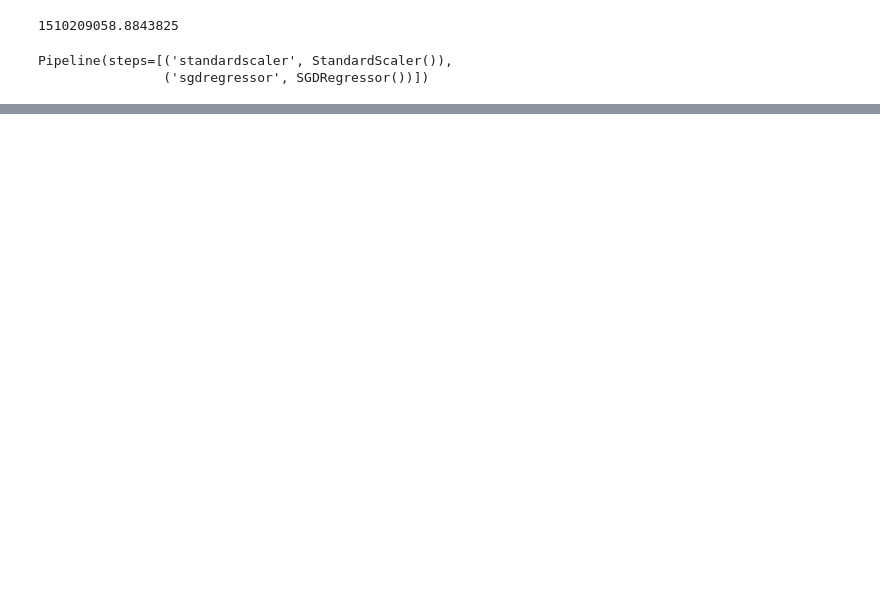
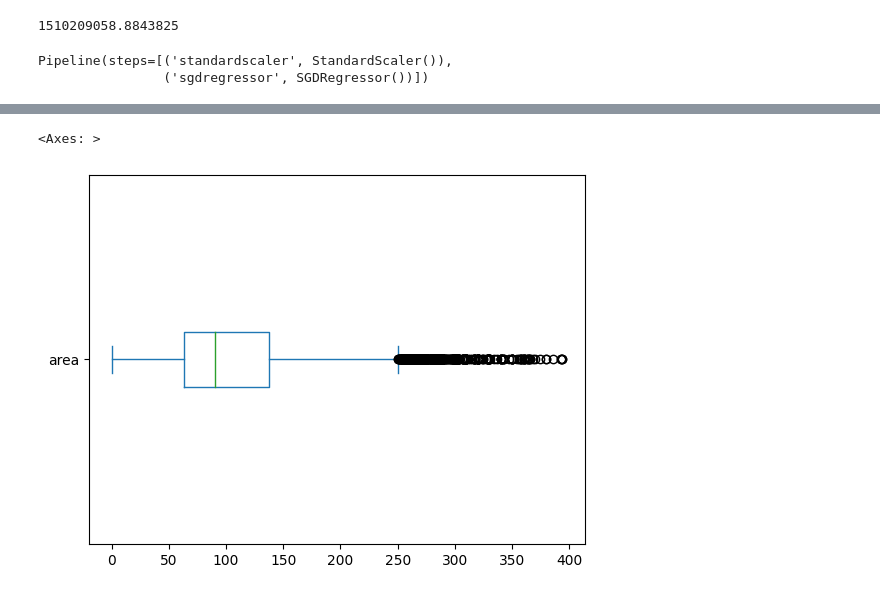
Before and after one commit to Sergio99778/bedu-ml-project, a Jupyter notebook: main.ipynb, the cells around one changed output, grey strips where cells are left out. Saved outputs shown, nothing was run; the diff lists cells and outputs as text; code cells hidden in the pictures; blank space fills up the shorter version.

```diff
--- a/main.ipynb
+++ b/main.ipynb
@@ -145,0 +278,5 @@ print(int(reg.predict([[300, 2, 1, 1, 3]])))
+# %%
+X_train.plot(kind='box', vert=False)
+# %% [output]
+<Axes: >
+[figure, added]
```
Also changed, not shown: parts of 33 cells of this notebook, 1 other file.
